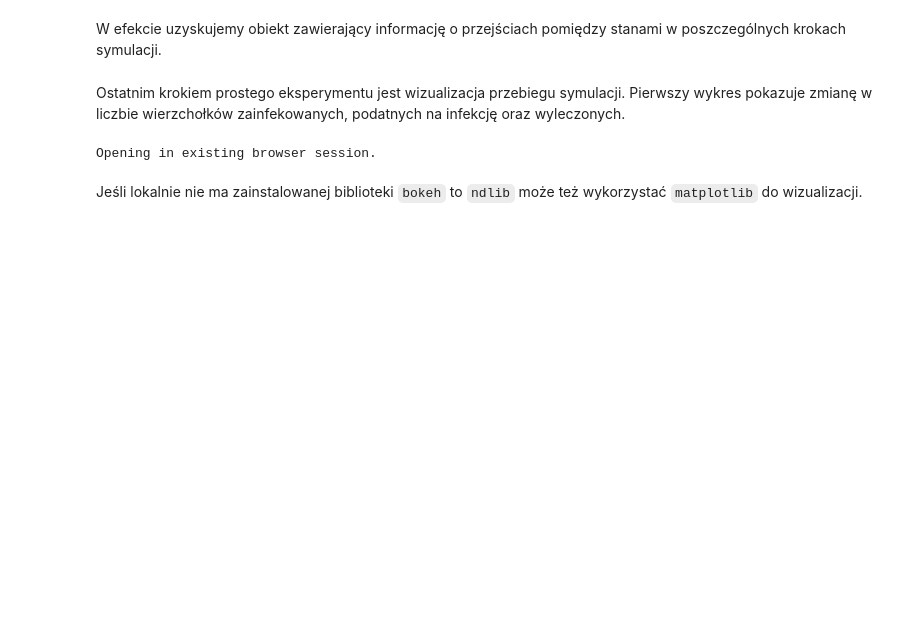
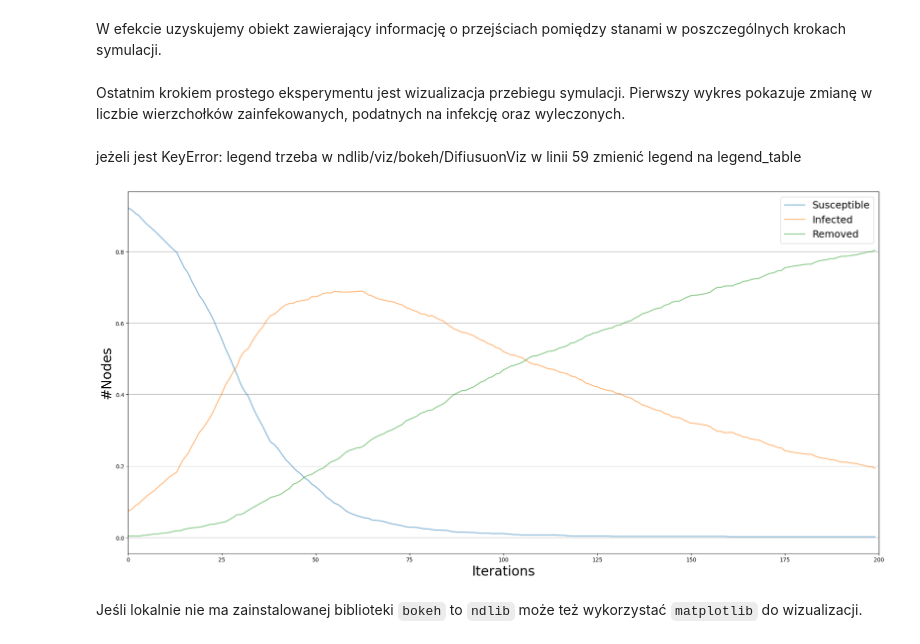
Before and after one commit to dawids21/INF-3sem-tpd, a Jupyter notebook: aiess/python/ndlib/NDlib tutorial.ipynb, the cells around one changed output. Saved outputs shown, nothing was run; the diff lists cells and outputs as text; code cells hidden in the pictures; blank space fills up the shorter version.

```diff
--- a/aiess/python/ndlib/NDlib tutorial.ipynb
+++ b/aiess/python/ndlib/NDlib tutorial.ipynb
@@ -50,18 +50,22 @@ trends = model.build_trends(iterations)
 W efekcie uzyskujemy obiekt zawierający informację o przejściach pomiędzy stanami w poszczególnych krokach symulacji.
 # %% [markdown]
 Ostatnim krokiem prostego eksperymentu jest wizualizacja przebiegu symulacji. Pierwszy wykres pokazuje zmianę w liczbie wierzchołków zainfekowanych, podatnych na infekcję oraz wyleczonych.
+# %% [markdown]
+jeżeli jest KeyError: legend trzeba w ndlib/viz/bokeh/DifiusuonViz w linii 59 zmienić legend na legend_table
 # %%
 %matplotlib inline
 
-import bokeh
-from bokeh.io import show
-from ndlib.viz.bokeh.DiffusionTrend import DiffusionTrend
+# import bokeh
+# from bokeh.io import show
+# from ndlib.viz.bokeh.DiffusionTrend import DiffusionTrend
+from ndlib.viz.mpl.DiffusionTrend import DiffusionTrend
 
 viz = DiffusionTrend(model, trends)
-p = viz.plot(width=600, height=600)
-show(p)
+# p = viz.plot(width=600, height=600)
+# show(p)
+p = viz.plot()
 # %% [output]
-Opening in existing browser session.
+[figure, added]
 # %% [markdown]
 Jeśli lokalnie nie ma zainstalowanej biblioteki `bokeh` to `ndlib` może też wykorzystać `matplotlib` do wizualizacji.
 # %%
```
Also changed, not shown: parts of 12 cells of this notebook, 5 other files.
